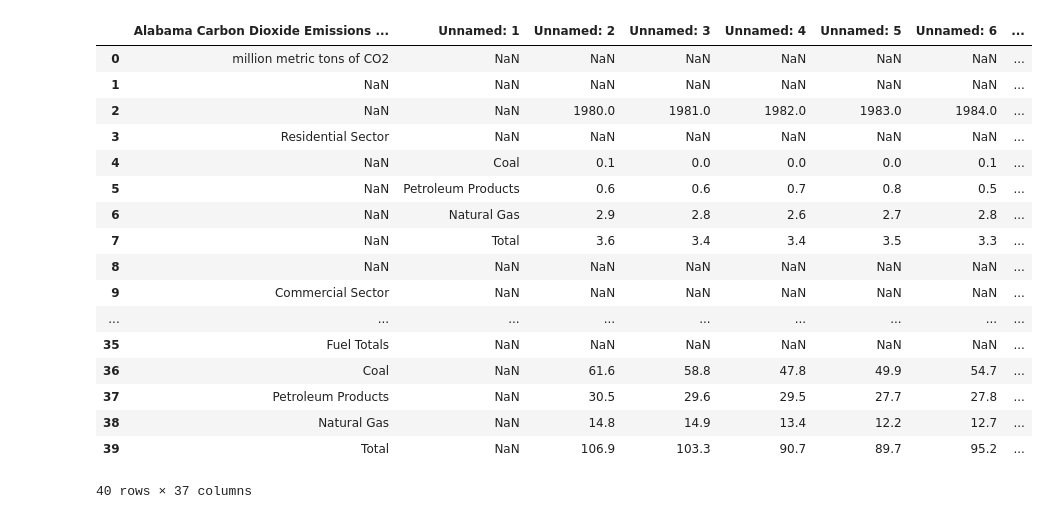
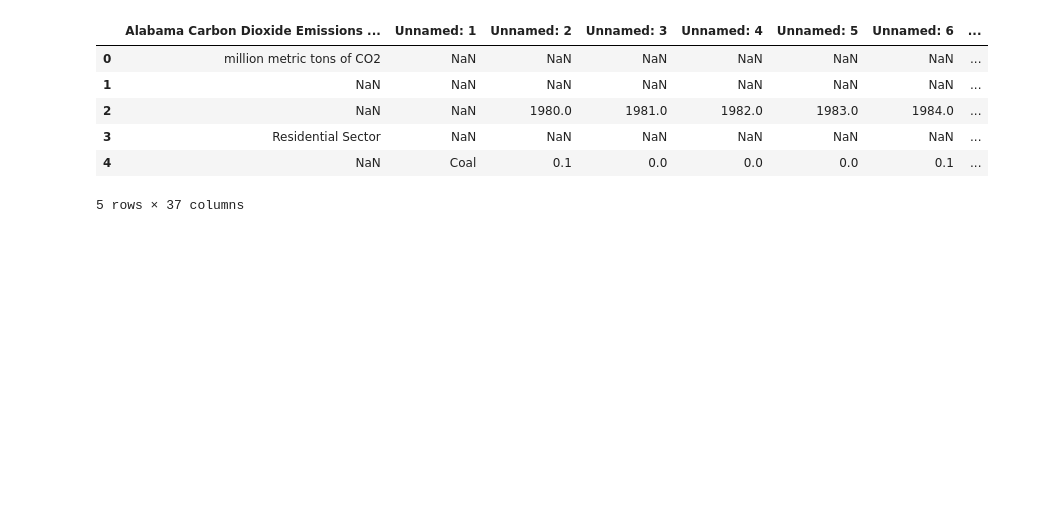
Before and after one commit to tydpan/EASE-Project, a Jupyter notebook: Original_Data/Carbon_dioxide_emission/Carbon_dioxide_emission.ipynb, the cells around one changed output. Cells and saved outputs as stored; diff of their text form; code cells hidden in the pictures; blank space fills up the shorter version.

```diff
--- a/Original_Data/Carbon_dioxide_emission/Carbon_dioxide_emission.ipynb
+++ b/Original_Data/Carbon_dioxide_emission/Carbon_dioxide_emission.ipynb
@@ -9,25 +9,14 @@ import glob
 # %%
 data_xls = pd.read_excel('alabama.xlsx', 'Sheet1', index_col=None)
 data_xls.to_csv('alabama.csv', encoding='utf-8')
-data_xls
+data_xls.head()
 # %% [output]
 |  | Alabama Carbon Dioxide Emissions ... | Unnamed: 1 | Unnamed: 2 | Unnamed: 3 | Unnamed: 4 | Unnamed: 5 | Unnamed: 6 | ... |
 | 0 | million metric tons of CO2 | NaN | NaN | NaN | NaN | NaN | NaN | ... |
 | 1 | NaN | NaN | NaN | NaN | NaN | NaN | NaN | ... |
 | 2 | NaN | NaN | 1980.0 | 1981.0 | 1982.0 | 1983.0 | 1984.0 | ... |
 | 3 | Residential Sector | NaN | NaN | NaN | NaN | NaN | NaN | ... |
 | 4 | NaN | Coal | 0.1 | 0.0 | 0.0 | 0.0 | 0.1 | ... |
-| 5 | NaN | Petroleum Products | 0.6 | 0.6 | 0.7 | 0.8 | 0.5 | ... |
-| 6 | NaN | Natural Gas | 2.9 | 2.8 | 2.6 | 2.7 | 2.8 | ... |
-| 7 | NaN | Total | 3.6 | 3.4 | 3.4 | 3.5 | 3.3 | ... |
-| 8 | NaN | NaN | NaN | NaN | NaN | NaN | NaN | ... |
-| 9 | Commercial Sector | NaN | NaN | NaN | NaN | NaN | NaN | ... |
-| ... | ... | ... | ... | ... | ... | ... | ... | ... |
-| 35 | Fuel Totals | NaN | NaN | NaN | NaN | NaN | NaN | ... |
-| 36 | Coal | NaN | 61.6 | 58.8 | 47.8 | 49.9 | 54.7 | ... |
-| 37 | Petroleum Products | NaN | 30.5 | 29.6 | 29.5 | 27.7 | 27.8 | ... |
-| 38 | Natural Gas | NaN | 14.8 | 14.9 | 13.4 | 12.2 | 12.7 | ... |
-| 39 | Total | NaN | 106.9 | 103.3 | 90.7 | 89.7 | 95.2 | ... |
-40 rows × 37 columns
+5 rows × 37 columns
 # %%
 df = data_xls.loc[28:31]
```
Also changed, not shown: parts of 9 cells of this notebook.
